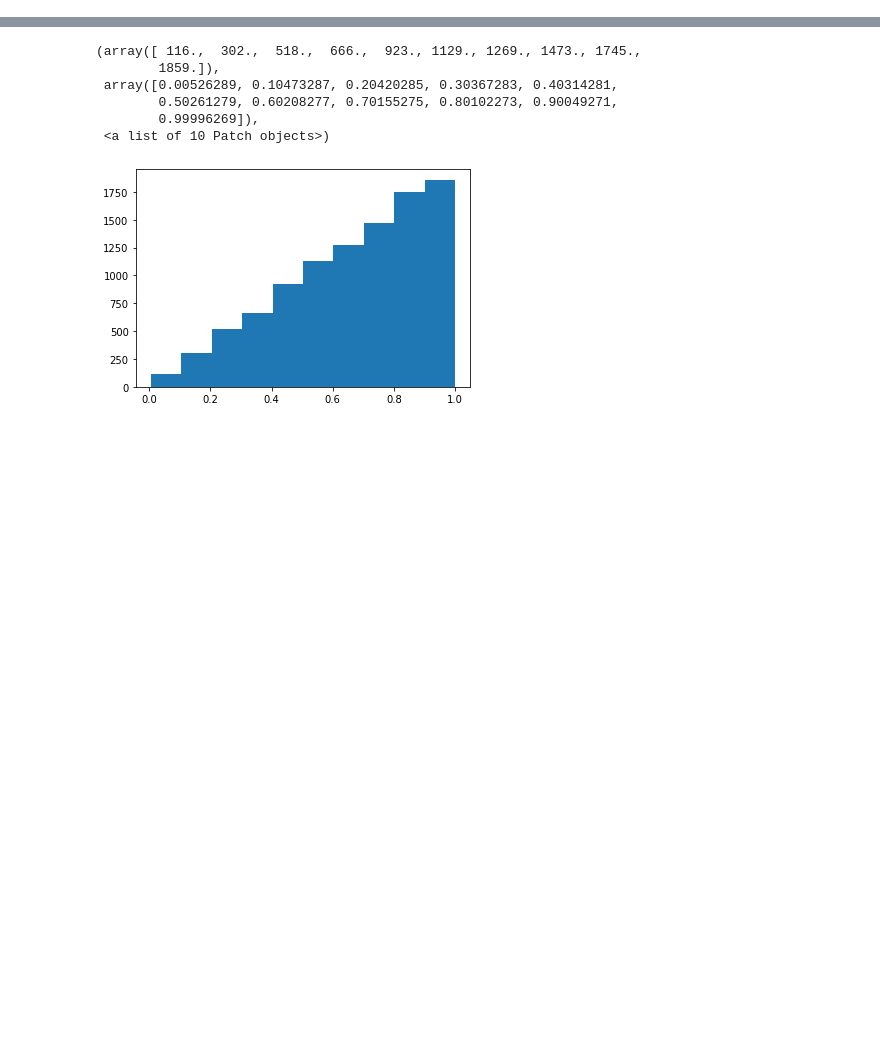
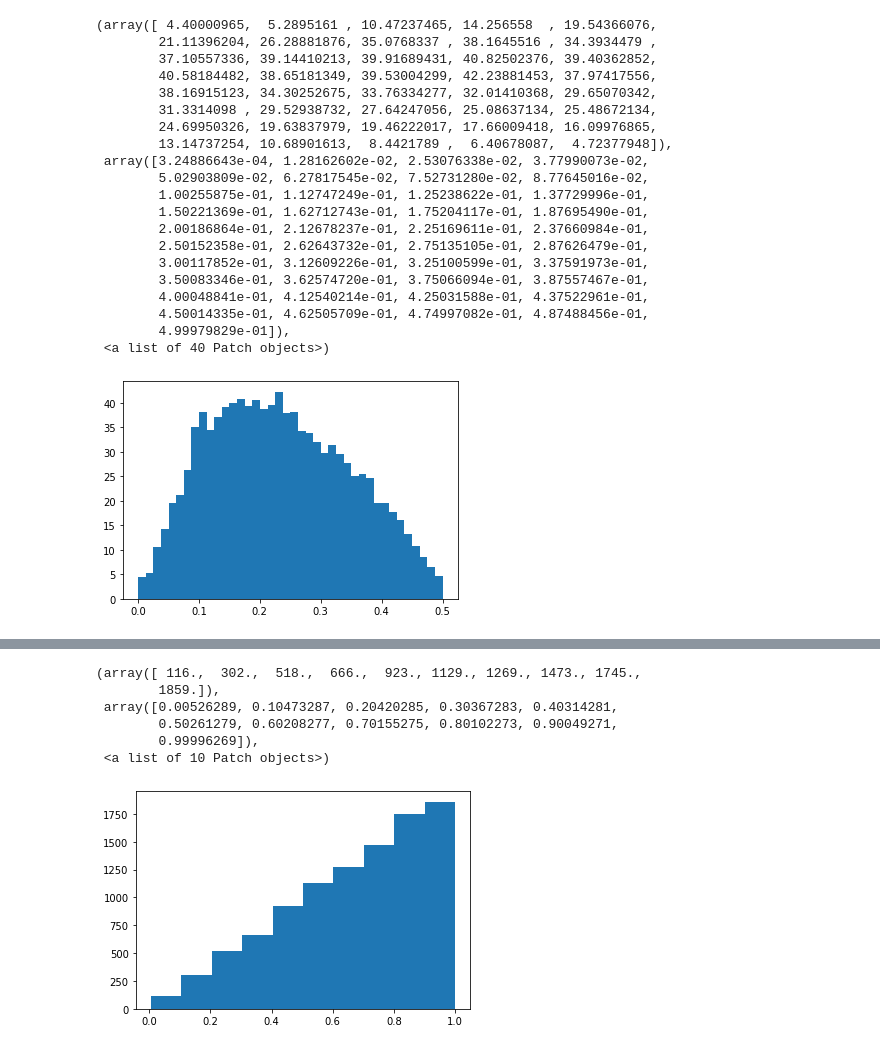
Before and after one commit to dtamayo/exomasses, a Jupyter notebook: ergodiccomparison.ipynb, the cells around one changed output, grey strips where cells are left out. Cells and saved outputs as stored; diff of their text form; code cells hidden in the pictures; blank space fills up the shorter version.

```diff
--- a/ergodiccomparison.ipynb
+++ b/ergodiccomparison.ipynb
@@ -6,0 +114,25 @@ import matplotlib.pyplot as plt
+# %%
+fig, ax = plt.subplots()
+ax.hist(test['e2'], weights=test['SPOCKstable'], bins=40)
+# %% [output]
+(array([ 4.40000965,  5.2895161 , 10.47237465, 14.256558  , 19.54366076,
+        21.11396204, 26.28881876, 35.0768337 , 38.1645516 , 34.3934479 ,
+        37.10557336, 39.14410213, 39.91689431, 40.82502376, 39.40362852,
+        40.58184482, 38.65181349, 39.53004299, 42.23881453, 37.97417556,
+        38.16915123, 34.30252675, 33.76334277, 32.01410368, 29.65070342,
+        31.3314098 , 29.52938732, 27.64247056, 25.08637134, 25.48672134,
+        24.69950326, 19.63837979, 19.46222017, 17.66009418, 16.09976865,
+        13.14737254, 10.68901613,  8.4421789 ,  6.40678087,  4.72377948]),
+ array([3.24886643e-04, 1.28162602e-02, 2.53076338e-02, 3.77990073e-02,
+        5.02903809e-02, 6.27817545e-02, 7.52731280e-02, 8.77645016e-02,
+        1.00255875e-01, 1.12747249e-01, 1.25238622e-01, 1.37729996e-01,
+        1.50221369e-01, 1.62712743e-01, 1.75204117e-01, 1.87695490e-01,
+        2.00186864e-01, 2.12678237e-01, 2.25169611e-01, 2.37660984e-01,
+        2.50152358e-01, 2.62643732e-01, 2.75135105e-01, 2.87626479e-01,
+        3.00117852e-01, 3.12609226e-01, 3.25100599e-01, 3.37591973e-01,
+        3.50083346e-01, 3.62574720e-01, 3.75066094e-01, 3.87557467e-01,
+        4.00048841e-01, 4.12540214e-01, 4.25031588e-01, 4.37522961e-01,
+        4.50014335e-01, 4.62505709e-01, 4.74997082e-01, 4.87488456e-01,
+        4.99979829e-01]),
+ <a list of 40 Patch objects>)
+[figure, added]
```
Also changed, not shown: parts of 65 cells of this notebook, 1 other file.
